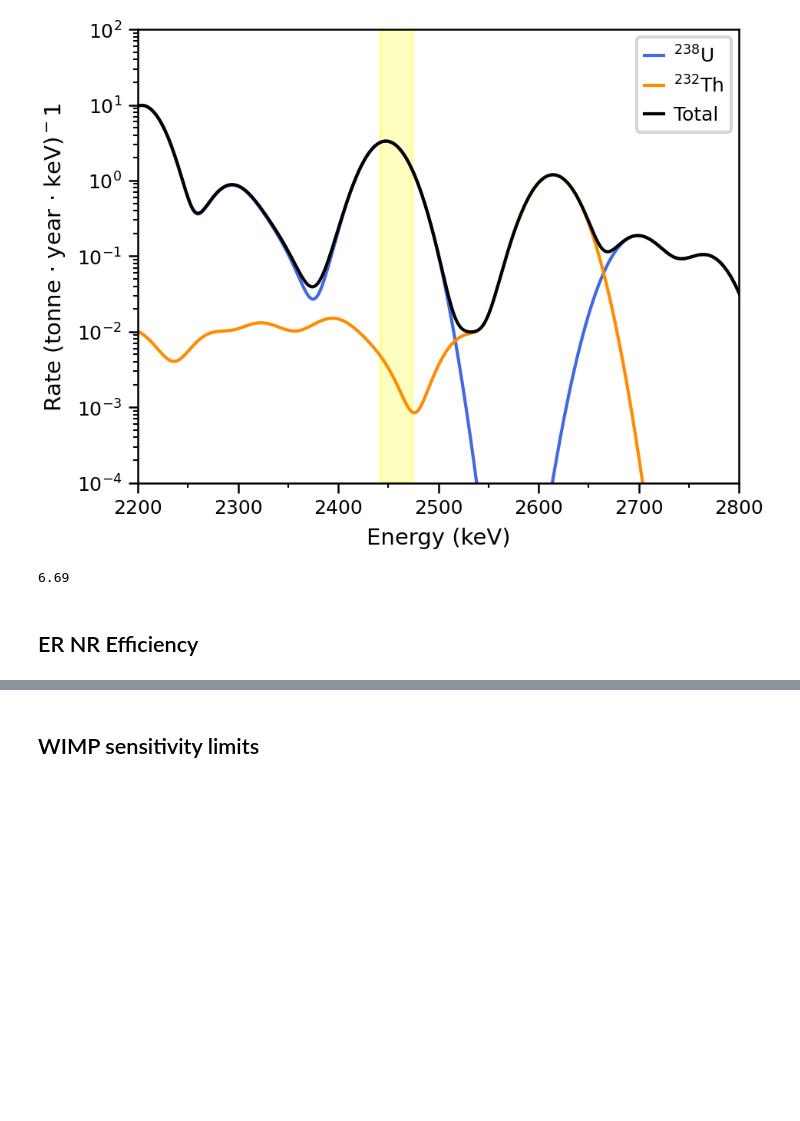
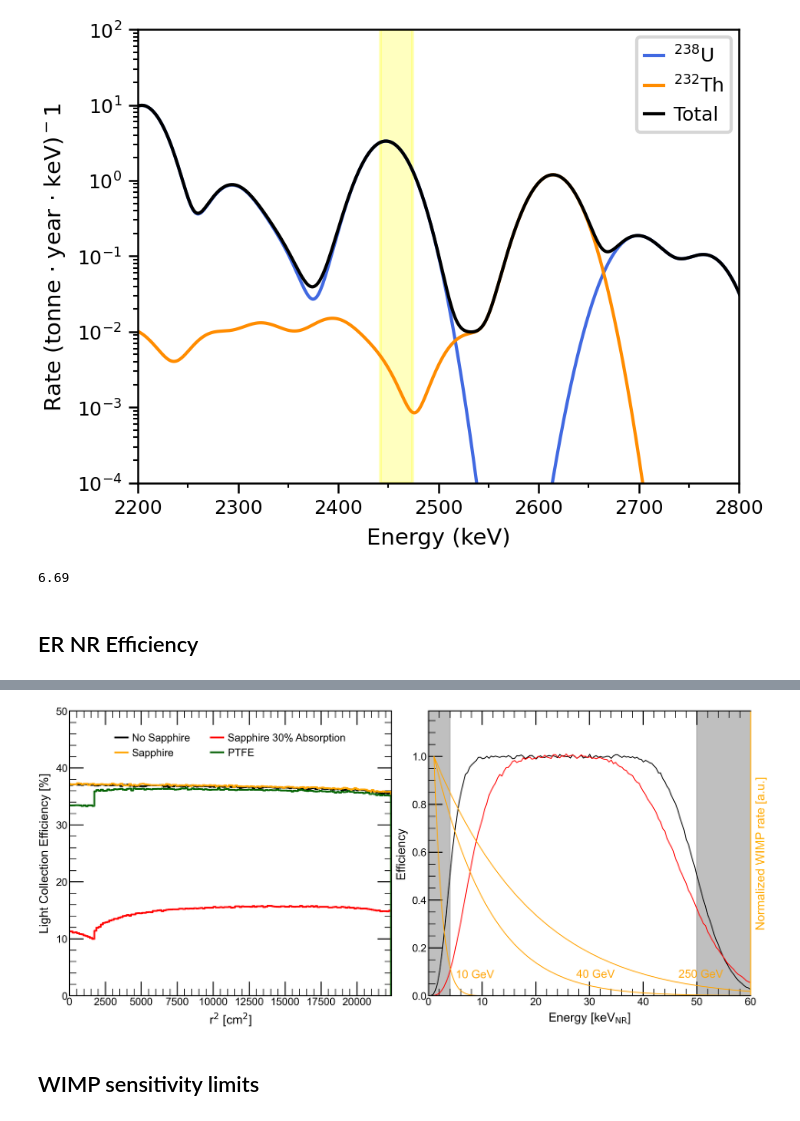
Before and after one commit to jpienaar13/HermeticTPC, a Jupyter notebook: common_plots/plotter.ipynb, the cells around one changed output, grey strips where cells are left out. Drawn from its saved outputs; the diff is of its cells as text; code cells hidden in the pictures; blank space fills up the shorter version.

```diff
--- a/common_plots/plotter.ipynb
+++ b/common_plots/plotter.ipynb
@@ -252,3 +407,76 @@ plt.show()
+# %%
+h = hdf["efficiency_NR"]
+h_30p = hdf["efficiency_NR_30p"]
+
+energy_05_low = 4
+energy_05_high = 50
+
+valueLCEarray1dradSaph = LCEmap.mean(axis=1)
+
+hdfLCESapphire30 = h5py.File("data/g1mapSapphire30.hdf5", "r")
+LCEmapSaph30 = hdfLCESapphire30["templates"]["g1mapSapphire30"][:]/0.4*100
+valueLCEarray1dradSaph30 = LCEmapSaph30.mean(axis=1)
+
+hdfLCELXe = h5py.File("data/g1mapLXe.hdf5", "r")
+LCEmapLXe = hdfLCELXe["templates"]["g1mapLXe"][:]/0.4*100
+valueLCEarray1drad = LCEmapLXe.mean(axis=1)
+
+hdfLCEPTFE = h5py.File("data/g1mapPTFE.hdf5", "r")
+LCEmapPTFE = hdfLCEPTFE["templates"]["g1mapPTFE"][:]/0.4*100
+valueLCEarray1dradPTFE = LCEmapPTFE.mean(axis=1)
+
+fig = plt.figure(figsize=(14,6))
+gs = fig.add_gridspec(1, 2, width_ratios=[1, 1], wspace=0.115)
+
+ax0 = fig.add_subplot(gs[0, 0])
+ax1 = fig.add_subplot(gs[0, 1])
+
+ax0.step(LCEbinsradcenter/100,valueLCEarray1drad, linewidth=2, color='black', label="No Sapphire")
+ax0.step(LCEbinsradcenter/100,valueLCEarray1dradSaph, linewidth=2, color='orange', label="Sapphire")
+ax0.step(LCEbinsradcenter/100,valueLCEarray1dradSaph30, linewidth=2, color='red', label="Sapphire 30% Absorption")
+ax0.step(LCEbinsradcenter/100,valueLCEarray1dradPTFE, linewidth=2, color='darkgreen', label="PTFE")
+
+ax0.set_xlabel(r"r$^2$ [cm$^2$]")
+ax0.set_ylabel("Light Collection Efficiency [%]")
+ax0.set_xlim(0,22400)
+ax0.set_ylim(0,50)
+ax0.legend(prop={'size': 12},loc="upper center", bbox_to_anchor=(0.5, 0.95), ncol=2)
+
+ax1 = plt.gca()
+ax1.plot(h[0], h[1], ls="-", color="black", label="Efficiency")
+ax1.plot(h_30p[0], h_30p[1], ls="-", color="red", label="Efficiency 30\% abs.")
+ax1.set_ylabel("Efficiency")
+ax1.set_ylim(0, 1.19)
+
+# Create a second y-axis on the right for the WIMP spectra
+ax2 = ax1.twinx()
+ax2.spines["right"].set_color("orange")
+ax2.yaxis.label.set_color("orange")
+#ax2.tick_params(axis="y", colors="orange")
+ax2.set_yticklabels([])
+ax2.set_yticks([])
+ax2.set_ylabel("Normalized WIMP rate [a.u.]", color="orange")
+ax2.set_ylim(0, 1.19)
+
+mws = [10, 40, 250]
+# Put WIMP spectra on the right axis
+for mw in mws:
+    x,y = hdf[f"WIMP_rate_{mw}GeV"][:]
+    ax2.plot(x, y, "-", color="orange")
+    # find energy where rate goes below 0.1
+    idx = np.where(y < 0.1)[0][0]
+    ax2.text(x[idx]*1.15, y[idx], f"{mw} GeV", color="orange", va="center", ha="left", fontsize=13)
+
+ax1.set_xlim(0, 60)
+ax1.set_xlabel("Energy [keV$_{\mathrm{NR}}$]")
+
+ax1.axvspan(0, energy_05_low, color="gray", alpha=0.5, zorder=0)
+ax1.axvspan(energy_05_high, 60, color="gray", alpha=0.5, zorder=0)
+
+plt.tight_layout()
+plt.show()
+# %% [output]
+[figure, added]
 # %% [markdown]
 ## WIMP sensitivity limits
 # %%
```
Also changed, not shown: parts of 7 cells of this notebook, 4 other files.
